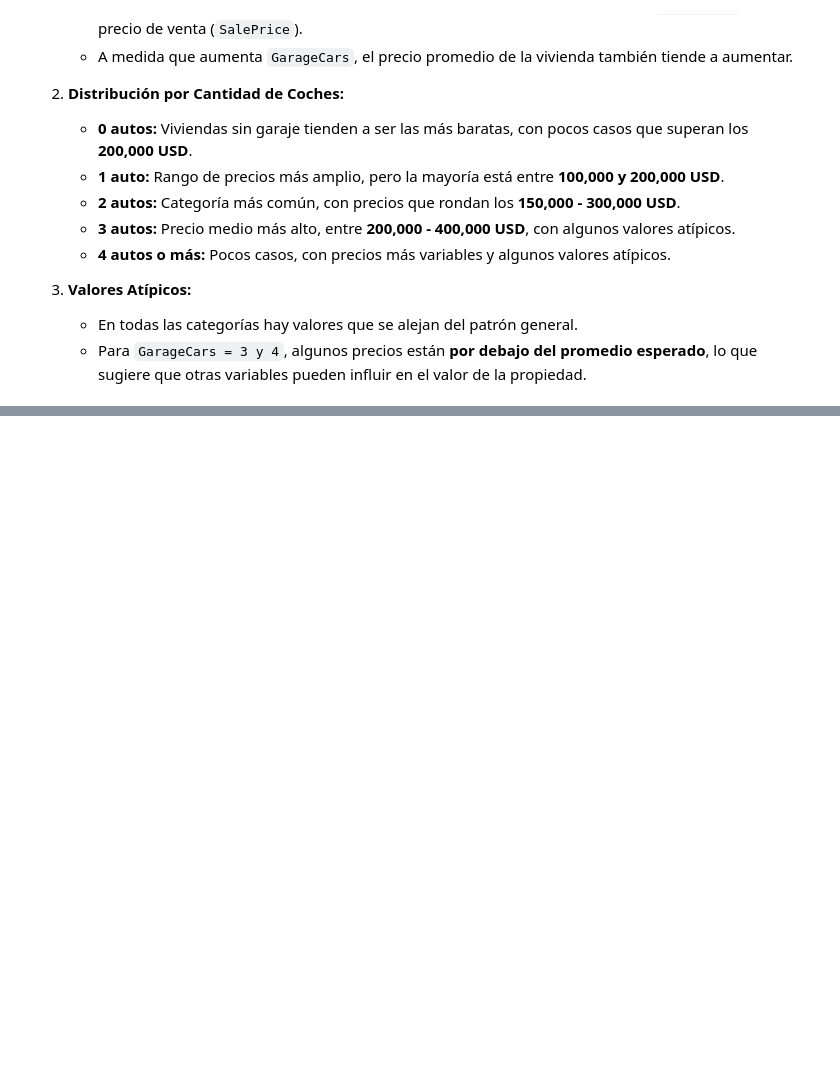
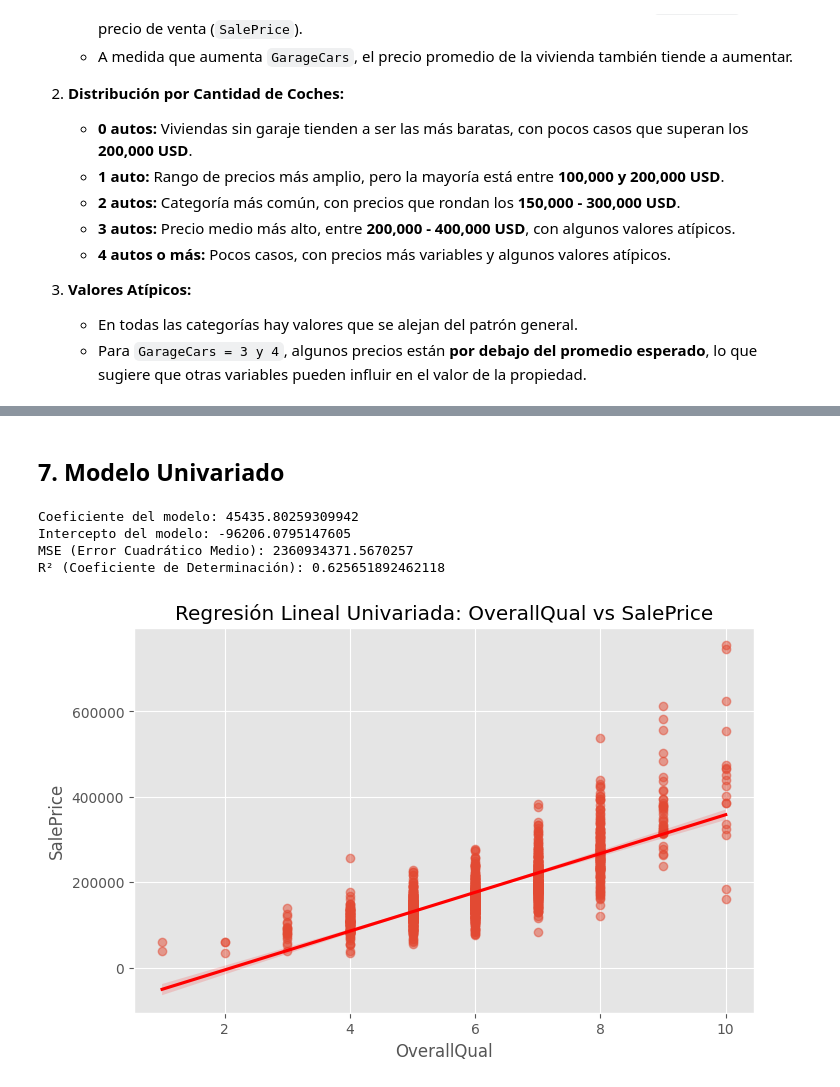
Before and after one commit to Hayser8/HT3MD, a Jupyter notebook: HT3.ipynb, the cells around one changed output, grey strips where cells are left out. Cells and saved outputs as stored; diff of their text form; code cells hidden in the pictures; blank space fills up the shorter version.

Commit message:
Modelo univariado

```diff
--- a/HT3.ipynb
+++ b/HT3.ipynb
@@ -494,0 +558,34 @@ plt.show()
+# %% [markdown]
+## **7. Modelo Univariado**
+# %%
+from sklearn.linear_model import LinearRegression
+from sklearn.metrics import mean_squared_error, r2_score
+
+X_train_uni = train_df[["OverallQual"]]
+y_train_uni = train_df["SalePrice"]
+
+model_uni = LinearRegression()
+model_uni.fit(X_train_uni, y_train_uni)
+
+y_pred_uni = model_uni.predict(X_train_uni)
+
+mse = mean_squared_error(y_train_uni, y_pred_uni)
+r2 = r2_score(y_train_uni, y_pred_uni)
+
+print(f"Coeficiente del modelo: {model_uni.coef_[0]}")
+print(f"Intercepto del modelo: {model_uni.intercept_}")
+print(f"MSE (Error Cuadrático Medio): {mse}")
+print(f"R² (Coeficiente de Determinación): {r2}")
+
+plt.figure(figsize=(8, 5))
+sns.regplot(x=X_train_uni, y=y_train_uni, scatter_kws={"alpha":0.5}, line_kws={"color":"red"})
+plt.xlabel("OverallQual")
+plt.ylabel("SalePrice")
+plt.title("Regresión Lineal Univariada: OverallQual vs SalePrice")
+plt.show()
+# %% [output]
+Coeficiente del modelo: 45435.80259309942
+Intercepto del modelo: -96206.0795147605
+MSE (Error Cuadrático Medio): 2360934371.5670257
+R² (Coeficiente de Determinación): 0.625651892462118
+[figure, added]
```
Also changed, not shown: parts of 4 cells of this notebook.
